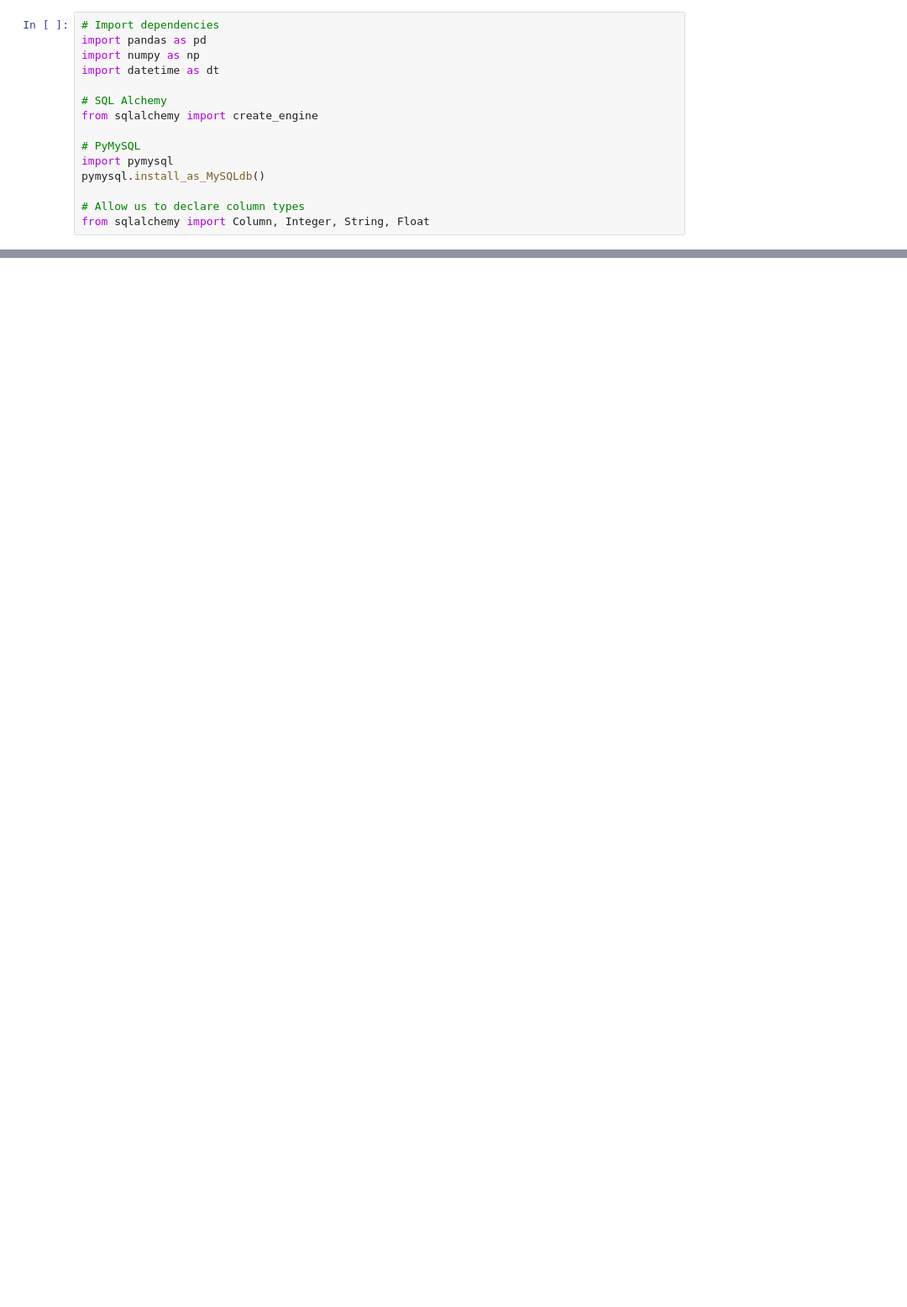
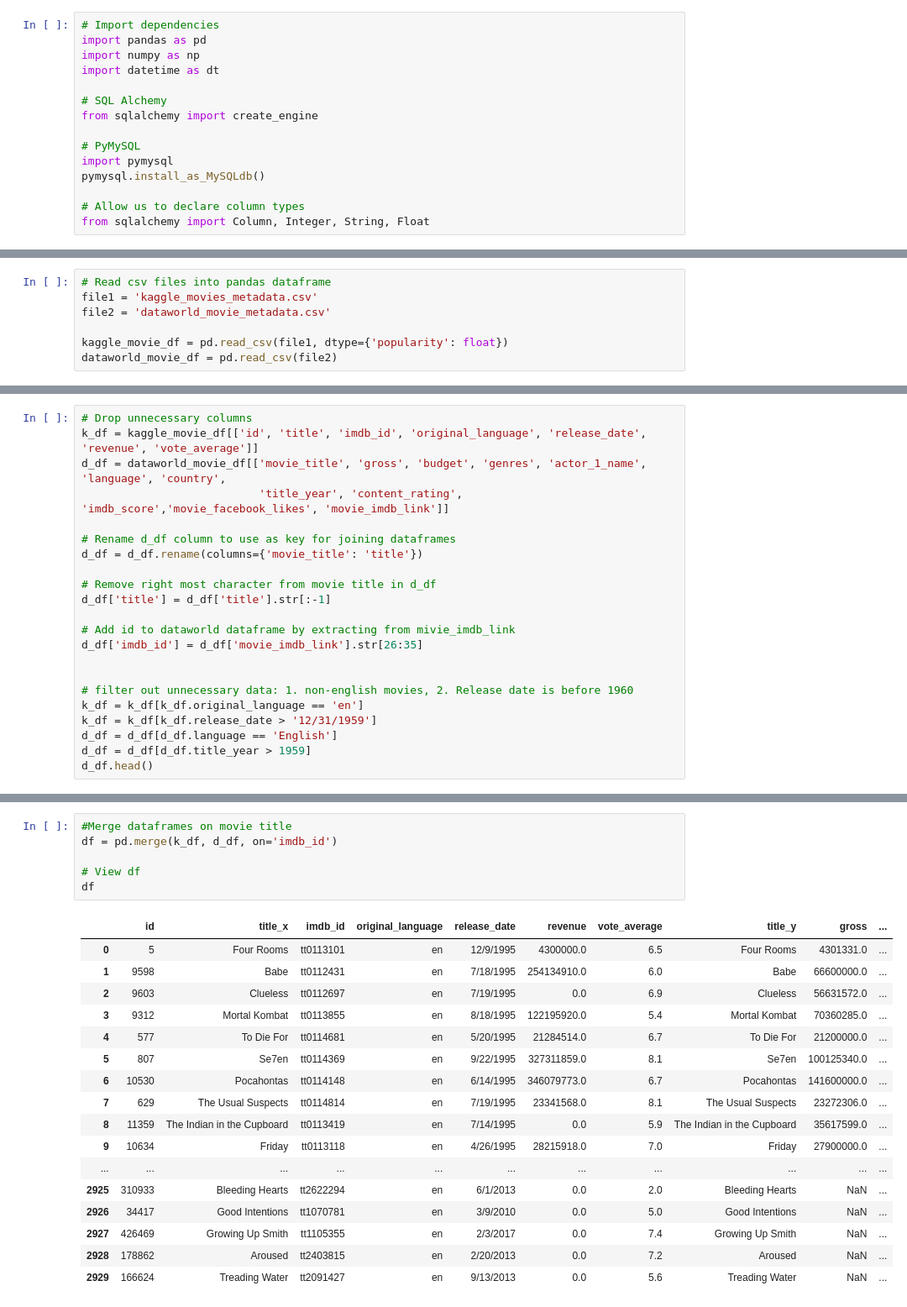
Before and after one commit to JGohl/ETLProject, a Jupyter notebook: ETL_Technical_Document.ipynb, the cells around one changed output, grey strips where cells are left out. Shown: that part at 84% size. Drawn from its saved outputs; the diff is of its cells as text; blank space fills up the shorter version.

```diff
--- a/ETL_Technical_Document.ipynb
+++ b/ETL_Technical_Document.ipynb
@@ -36,0 +35,7 @@ from sqlalchemy import Column, Integer, String, Float
+# %%
+# Read csv files into pandas dataframe
+file1 = 'kaggle_movies_metadata.csv'
+file2 = 'dataworld_movie_metadata.csv'
+
+kaggle_movie_df = pd.read_csv(file1, dtype={'popularity': float})
+dataworld_movie_df = pd.read_csv(file2)
@@ -36,0 +65,22 @@ from sqlalchemy import Column, Integer, String, Float
+# %%
+# Drop unnecessary columns
+k_df = kaggle_movie_df[['id', 'title', 'imdb_id', 'original_language', 'release_date', 'revenue', 'vote_average']]
+d_df = dataworld_movie_df[['movie_title', 'gross', 'budget', 'genres', 'actor_1_name', 'language', 'country',
+                           'title_year', 'content_rating', 'imdb_score','movie_facebook_likes', 'movie_imdb_link']]
+
+# Rename d_df column to use as key for joining dataframes
+d_df = d_df.rename(columns={'movie_title': 'title'})
+
+# Remove right most character from movie title in d_df
+d_df['title'] = d_df['title'].str[:-1]
+
+# Add id to dataworld dataframe by extracting from mivie_imdb_link
+d_df['imdb_id'] = d_df['movie_imdb_link'].str[26:35]
+
+
+# filter out unnecessary data: 1. non-english movies, 2. Release date is before 1960
+k_df = k_df[k_df.original_language == 'en']
+k_df = k_df[k_df.release_date > '12/31/1959']
+d_df = d_df[d_df.language == 'English']
+d_df = d_df[d_df.title_year > 1959]
+d_df.head()
@@ -36,0 +102,24 @@ from sqlalchemy import Column, Integer, String, Float
+# %%
+#Merge dataframes on movie title
+df = pd.merge(k_df, d_df, on='imdb_id')
+
+# View df
+df
+# %% [output]
+|  | id | title_x | imdb_id | original_language | release_date | revenue | vote_average | title_y | gross | ... |
+| 0 | 5 | Four Rooms | tt0113101 | en | 12/9/1995 | 4300000.0 | 6.5 | Four Rooms | 4301331.0 | ... |
+| 1 | 9598 | Babe | tt0112431 | en | 7/18/1995 | 254134910.0 | 6.0 | Babe | 66600000.0 | ... |
+| 2 | 9603 | Clueless | tt0112697 | en | 7/19/1995 | 0.0 | 6.9 | Clueless | 56631572.0 | ... |
+| 3 | 9312 | Mortal Kombat | tt0113855 | en | 8/18/1995 | 122195920.0 | 5.4 | Mortal Kombat | 70360285.0 | ... |
+| 4 | 577 | To Die For | tt0114681 | en | 5/20/1995 | 21284514.0 | 6.7 | To Die For | 21200000.0 | ... |
+| 5 | 807 | Se7en | tt0114369 | en | 9/22/1995 | 327311859.0 | 8.1 | Se7en | 100125340.0 | ... |
+| 6 | 10530 | Pocahontas | tt0114148 | en | 6/14/1995 | 346079773.0 | 6.7 | Pocahontas | 141600000.0 | ... |
+| 7 | 629 | The Usual Suspects | tt0114814 | en | 7/19/1995 | 23341568.0 | 8.1 | The Usual Suspects | 23272306.0 | ... |
+| 8 | 11359 | The Indian in the Cupboard | tt0113419 | en | 7/14/1995 | 0.0 | 5.9 | The Indian in the Cupboard | 35617599.0 | ... |
+| 9 | 10634 | Friday | tt0113118 | en | 4/26/1995 | 28215918.0 | 7.0 | Friday | 27900000.0 | ... |
+| ... | ... | ... | ... | ... | ... | ... | ... | ... | ... | ... |
+| 2925 | 310933 | Bleeding Hearts | tt2622294 | en | 6/1/2013 | 0.0 | 2.0 | Bleeding Hearts | NaN | ... |
+| 2926 | 34417 | Good Intentions | tt1070781 | en | 3/9/2010 | 0.0 | 5.0 | Good Intentions | NaN | ... |
+| 2927 | 426469 | Growing Up Smith | tt1105355 | en | 2/3/2017 | 0.0 | 7.4 | Growing Up Smith | NaN | ... |
+| 2928 | 178862 | Aroused | tt2403815 | en | 2/20/2013 | 0.0 | 7.2 | Aroused | NaN | ... |
+| 2929 | 166624 | Treading Water | tt2091427 | en | 9/13/2013 | 0.0 | 5.6 | Treading Water | NaN | ... |
```
Also changed, not shown: parts of 15 cells of this notebook.
